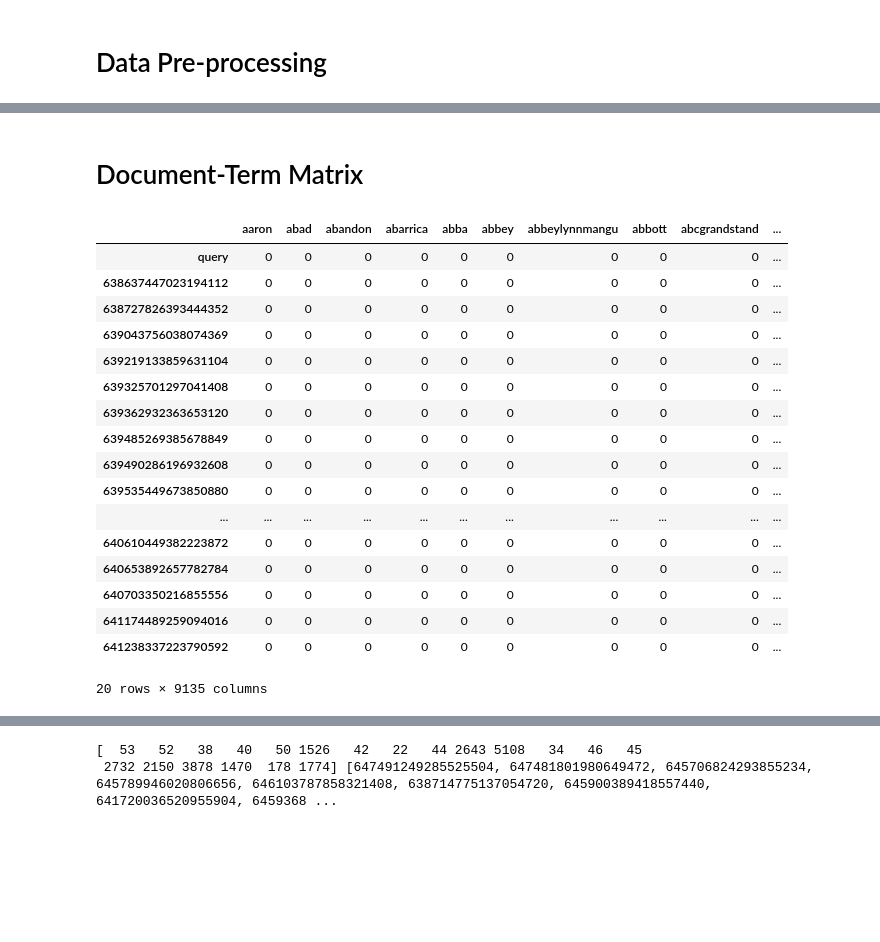
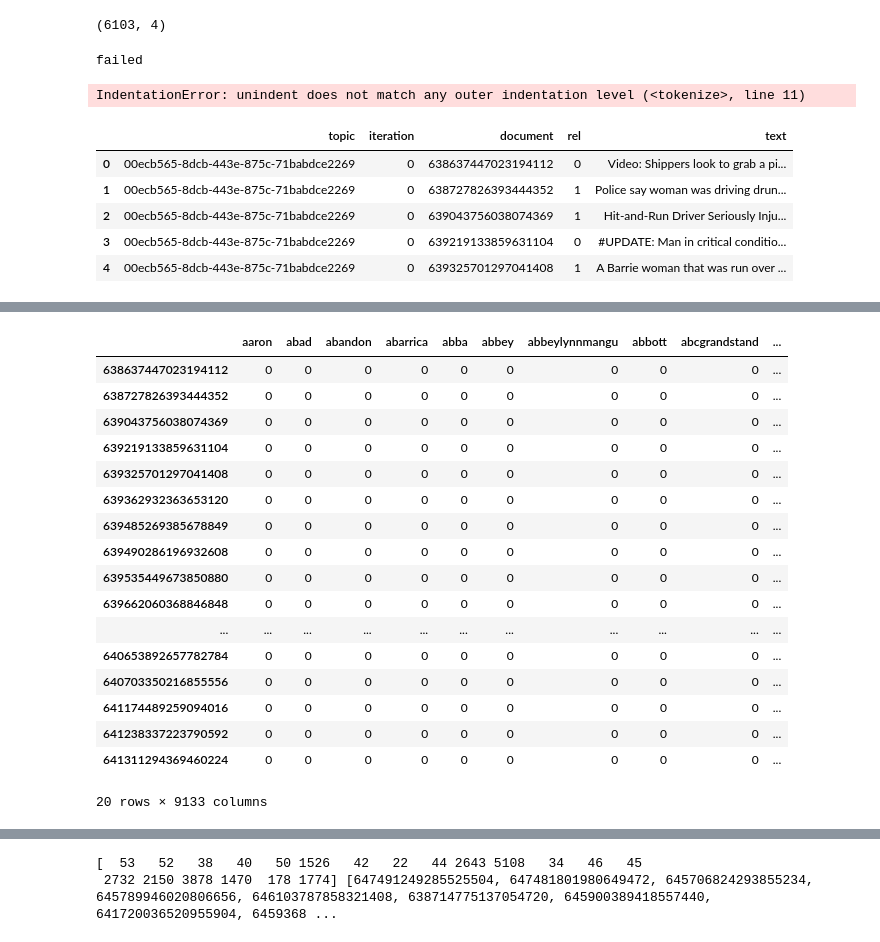
Before and after one commit to Dustyik/IR-tweets---disaster-, a Jupyter notebook: Project.ipynb, the cells around one changed output, grey strips where cells are left out. Saved outputs shown, nothing was run; the diff lists cells and outputs as text; code cells hidden in the pictures; blank space fills up the shorter version.

```diff
--- a/Project.ipynb
+++ b/Project.ipynb
@@ -3 +3,8 @@
+# %%
+df = pd.read_fwf("signal1m_tweets_qrels", names=['topic','iteration','document','rel'])
+
+df[df.document==645936801232912384]
+df.shape
+# %% [output]
+(6103, 4)
 # %%
@@ -34,17 +27,66 @@ import tweepy as tw
-# %% [markdown]
-# Data Pre-processing
+# %%
+## Scrape Data
+
+def get_tweet(id):
+     output = ''
+     try:
+         output = api.get_status(id=id.document).text
+     except:
+         print ("failed")
+         pass
+     return output
+
+print (get_tweet("641855701262966784"))
+# %% [output]
+failed
+# %%
+## Scrape Data
+# def get_tweet(id)       output =         t             output = api.get_status(id=id.document).    #     ex
+#     return tput
+
+# df['text']=df.apply(lambda x:get_tweet(x),xis=1)
+
+df.head()
+# df = df[.text!='']
+# df.to_csv("dataset_scrapped.csv", header=False)
+# %% [output]
+IndentationError: unindent does not match any outer indentation level (<tokenize>, line 11)
+# %%
+data = pd.read_csv('dataset_scrapped.csv', names=['topic','iteration','document','rel', 'text'])
+data.head()
+# %% [output]
+|  | topic | iteration | document | rel | text |
+| 0 | 00ecb565-8dcb-443e-875c-71babdce2269 | 0 | 638637447023194112 | 0 | Video: Shippers look to grab a pi... |
+| 1 | 00ecb565-8dcb-443e-875c-71babdce2269 | 0 | 638727826393444352 | 1 | Police say woman was driving drun... |
+| 2 | 00ecb565-8dcb-443e-875c-71babdce2269 | 0 | 639043756038074369 | 1 | Hit-and-Run Driver Seriously Inju... |
+| 3 | 00ecb565-8dcb-443e-875c-71babdce2269 | 0 | 639219133859631104 | 0 | #UPDATE: Man in critical conditio... |
+| 4 | 00ecb565-8dcb-443e-875c-71babdce2269 | 0 | 639325701297041408 | 1 | A Barrie woman that was run over ... |
 # %%
 from nltk.corpus import words
 from nltk.stem import PorterStemmer
 from nltk.tokenize import word_tokenize
 import nltk
-import pandas as pd
 
 data = pd.read_csv('dataset_scrapped.csv', names=['topic','iteration','document','rel', 'text'])
 data.topic = data.topic.astype(str)
+print(data.dtypes)
 
 porter = PorterStemmer() ## stemming reduces the word to root word
-# words = words.words()
+words = words.words()
+# vsm = {}
+
+# def stem_lower(word):
+#     return porter.stem(word.lower())
+
+# for i in list(set(zip(data['document'], data['text']))):
+#     # print(i[0], i[1])
+#     tokens = word_tokenize(i[1])
+#     # print(len(tokens))
+#     tokens = list(filter(lambda x: x.isalpha(), tokens))
+#     # tokens = list(filter(lambda x: x in words, tokens)) ## this removes too much semantics
+#     tokens = list(map(stem_lower, tokens))
+#     # print(len(tokens))
+#     vsm[str(i[0])] = tokens
 
 def tokenize_stem_lower(text):
     tokens = word_tokenize(text)
@@ -54,6 +96,7 @@ def tokenize_stem_lower(text):
 
 data['clean_text']=data.apply(lambda x: tokenize_stem_lower(x.text), axis=1)
 
+# vsm['645687105964912640']
 data.head(10)
 # %% [output]
 topic        object
@@ -73,29 +116,29 @@ dtype: object
 | 7 | 00ecb565-8dcb-443e-875c-71babdce2269 | 0 | 639490286196932608 | 0 | @christopherokey the ruling was t... | christopherokey the rule wa that ... |
 | 8 | 00ecb565-8dcb-443e-875c-71babdce2269 | 0 | 639535449673850880 | 0 | "My friend was doing CPR on him. ... | my friend wa do cpr on him he too... |
 | 10 | 00ecb565-8dcb-443e-875c-71babdce2269 | 0 | 639662060368846848 | 1 | RT @Ama_A_Asmah: The women who go... | rt the women who got out of her c... |
-# %% [markdown]
-# Document-Term Matrix
 # %%
 '''
 CBOW tries to predict a word on the basis of its neighbors, while Skip Gram tries to predict the neighbors of a word.
 
 In simpler words, CBOW tends to find the probability of a word occurring in a context. So, it generalizes over all the different contexts in which a word can be used. Whereas SkipGram tends to study different contexts separately. Skip Gram needs more data to be trained contains more knowledge about the context.
 '''
 
 from sklearn.feature_extraction.text import CountVectorizer
 
 query = 'VIDEO:Good Samaritans Stop Alleged Hit-and-Run Driver in Miami'
 query_id = '00ecb565-8dcb-443e-875c-71babdce2269'
 
 vec = CountVectorizer()
-term_doc = vec.fit_transform([query]+list(data.clean_text))
+# term_doc = vec.fit_transform([query]+list(data.clean_text))
+# ind = ['query'] + list(data.document)
+# td_df = pd.DataFrame(term_doc.toarray(), columns=vec.get_feature_names(), index=ind)
+term_doc = vec.fit_transform(list(data.clean_text))
 ind = ['query'] + list(data.document)
-td_df = pd.DataFrame(term_doc.toarray(), columns=vec.get_feature_names(), index=ind)
+td_df = pd.DataFrame(term_doc.toarray(), columns=vec.get_feature_names(), index=list(data.document))
 
 td_df.head(20)
 # %% [output]
 |  | aaron | abad | abandon | abarrica | abba | abbey | abbeylynnmangu | abbott | abcgrandstand | ... |
-| query | 0 | 0 | 0 | 0 | 0 | 0 | 0 | 0 | 0 | ... |
 | 638637447023194112 | 0 | 0 | 0 | 0 | 0 | 0 | 0 | 0 | 0 | ... |
 | 638727826393444352 | 0 | 0 | 0 | 0 | 0 | 0 | 0 | 0 | 0 | ... |
 | 639043756038074369 | 0 | 0 | 0 | 0 | 0 | 0 | 0 | 0 | 0 | ... |
@@ -105,10 +148,11 @@ td_df.head(20)
 | 639485269385678849 | 0 | 0 | 0 | 0 | 0 | 0 | 0 | 0 | 0 | ... |
 | 639490286196932608 | 0 | 0 | 0 | 0 | 0 | 0 | 0 | 0 | 0 | ... |
 | 639535449673850880 | 0 | 0 | 0 | 0 | 0 | 0 | 0 | 0 | 0 | ... |
+| 639662060368846848 | 0 | 0 | 0 | 0 | 0 | 0 | 0 | 0 | 0 | ... |
 | ... | ... | ... | ... | ... | ... | ... | ... | ... | ... | ... |
-| 640610449382223872 | 0 | 0 | 0 | 0 | 0 | 0 | 0 | 0 | 0 | ... |
 | 640653892657782784 | 0 | 0 | 0 | 0 | 0 | 0 | 0 | 0 | 0 | ... |
 | 640703350216855556 | 0 | 0 | 0 | 0 | 0 | 0 | 0 | 0 | 0 | ... |
 | 641174489259094016 | 0 | 0 | 0 | 0 | 0 | 0 | 0 | 0 | 0 | ... |
 | 641238337223790592 | 0 | 0 | 0 | 0 | 0 | 0 | 0 | 0 | 0 | ... |
+| 641311294369460224 | 0 | 0 | 0 | 0 | 0 | 0 | 0 | 0 | 0 | ... |
-20 rows × 9135 columns
+20 rows × 9133 columns
```
Also changed, not shown: parts of 13 cells of this notebook, 41 other files.
